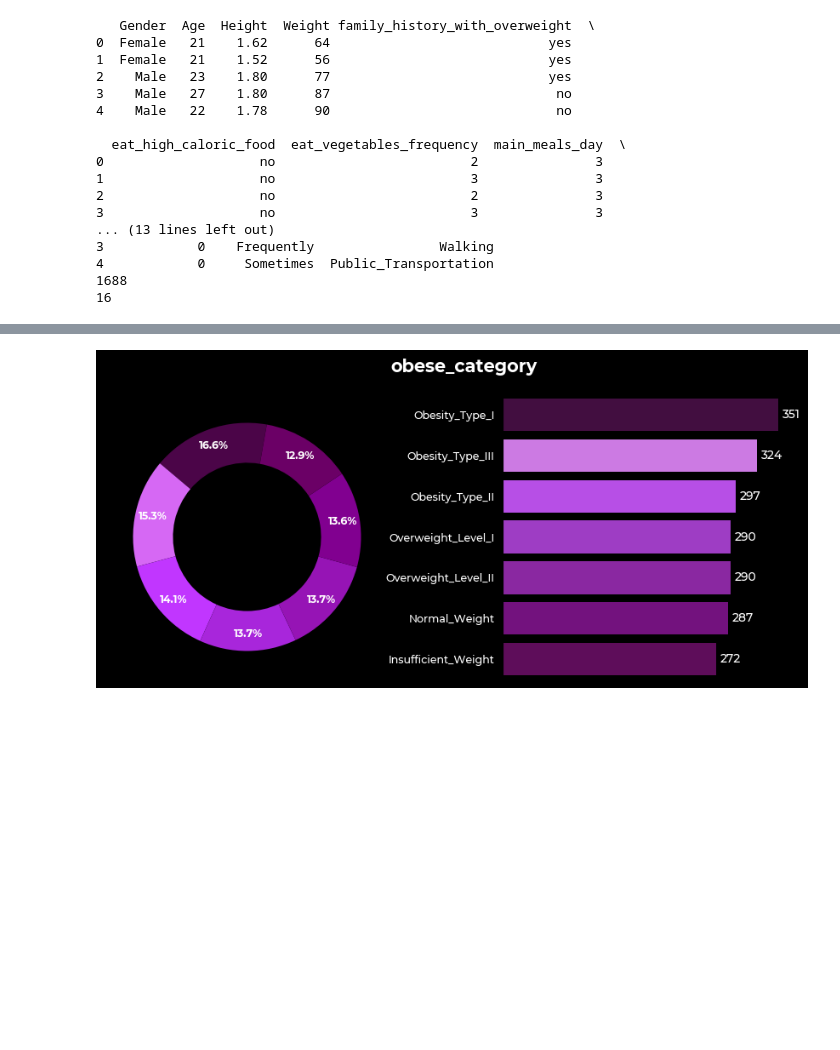
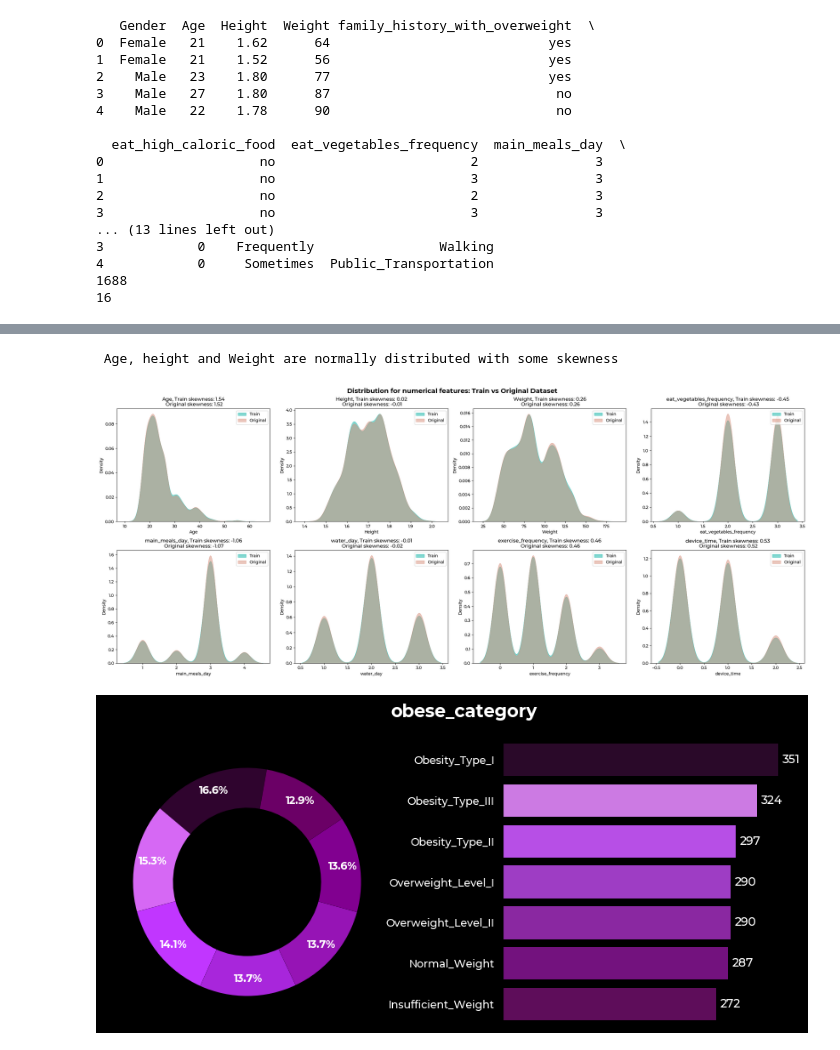
Before and after one commit to tomjoyce1/obesity, a Jupyter notebook: visualisation.ipynb, the cells around one changed output, grey strips where cells are left out. Saved outputs shown, nothing was run; the diff lists cells and outputs as text; code cells hidden in the pictures; blank space fills up the shorter version.

```diff
--- a/visualisation.ipynb
+++ b/visualisation.ipynb
@@ -56,6 +93,34 @@ print(summary_stats)
 | 50% | 23.000000 | 1.700000 | 83.000000 | 2.000000 | 3.000000 | 2.000000 | 1.000000 | ... |
 | 75% | 26.000000 | 1.770000 | 107.000000 | 3.000000 | 3.000000 | 2.000000 | 2.000000 | ... |
 | max | 61.000000 | 1.980000 | 173.000000 | 3.000000 | 4.000000 | 3.000000 | 3.000000 | ... |
+# %%
+# Checking for distributions
+numeric_columns = X_train.select_dtypes(include=['float64', 'int64'])
+
+plt.rcParams['figure.facecolor'] = 'white'
+plt.rcParams['axes.facecolor'] = 'white'
+plt.rcParams['font.family'] = 'Montserrat'
+plt.rcParams['text.color'] = 'black'
+
+def dist(train_dataset, original_dataset, columns_list, rows, cols):
+    fig, axs = plt.subplots(rows, cols, figsize=(24, 10))
+    plt.suptitle('Distribution for numerical features: Train vs Original Dataset', fontsize=16, fontweight='bold')
+    axs = axs.flatten()
+
+    for i, col in enumerate(columns_list):
+        sns.kdeplot(train_dataset[col], ax=axs[i], fill=True, alpha=0.5, linewidth=0.5, color='#05b0a3', label='Train')
+        sns.kdeplot(original_dataset[col], ax=axs[i], fill=True, alpha=0.5, linewidth=0.5, color='#d68c78', label='Original')
+        axs[i].set_title(f'{col}, Train skewness: {train_dataset[col].skew():.2f}\n Original skewness: {original_dataset[col].skew():.2f}')
+        axs[i].legend()
+
+    plt.tight_layout()
+
+dist(train_dataset=X_train, original_dataset=df, columns_list=numeric_columns.columns, rows=2, cols=4)
+
+print(' Age, height and Weight are normally distributed with some skewness')
+# %% [output]
+ Age, height and Weight are normally distributed with some skewness
+[figure, added]
 # %%
 import seaborn as sns
 
```
Also changed, not shown: parts of 4 cells of this notebook, 1 other file.
